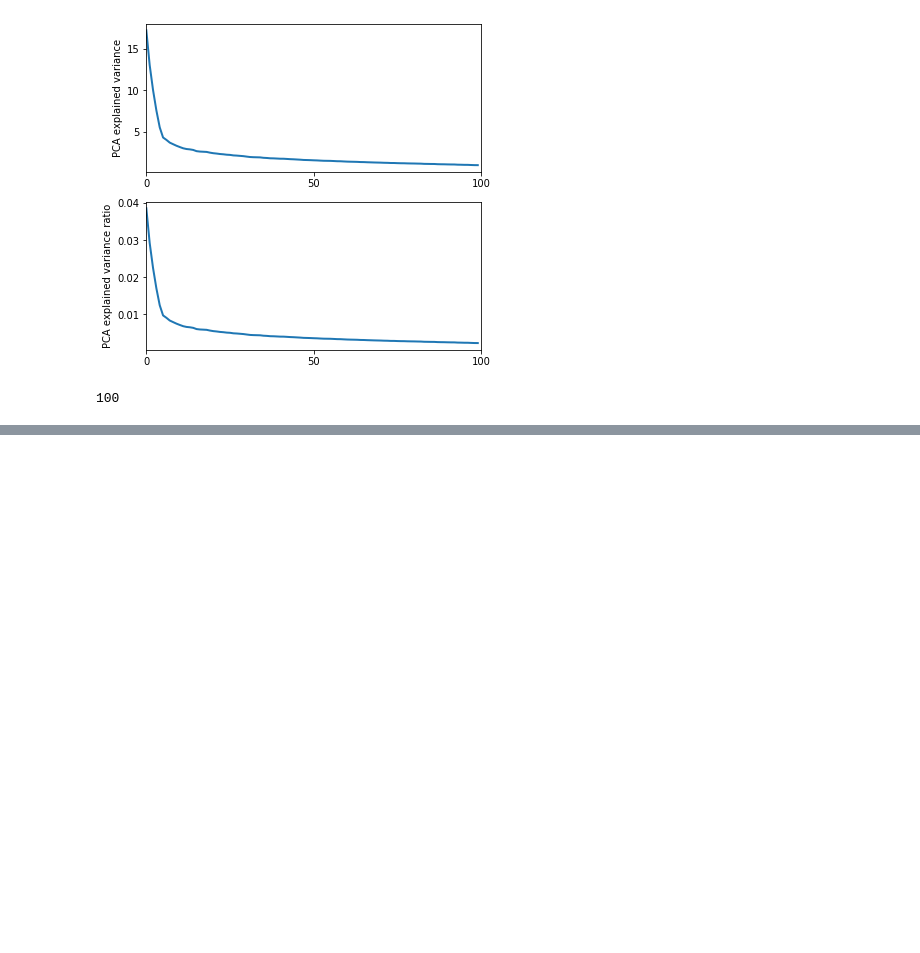
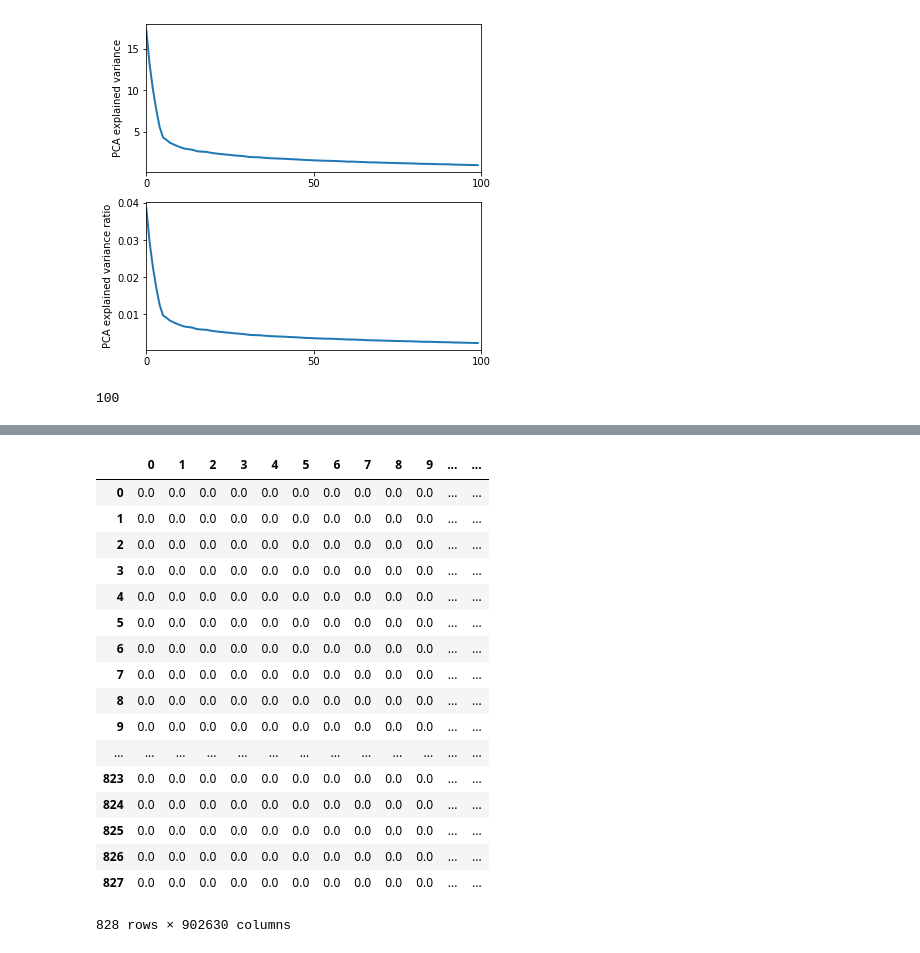
Before and after one commit to yanesja/metaclass, a Jupyter notebook: MetaClass_4classes.ipynb, the cells around one changed output, grey strips where cells are left out. Cells and saved outputs as stored; diff of their text form; code cells hidden in the pictures; blank space fills up the shorter version.

```diff
--- a/MetaClass_4classes.ipynb
+++ b/MetaClass_4classes.ipynb
@@ -263,0 +266,15 @@ Accuracy of Ridge classifier on noisy Neurosynth data: 0.81
+# %%
+# lets now work with full neurosynth data instead of meta analysis maps
+ns.dataset.download(path='neurosynth/', unpack=True)
+dataset = Dataset('neurosynth/database.txt')
+dataset.add_features('neurosynth/features.txt')
+# get ids for the four different classes
+ids_saccades = dataset.get_studies(features='saccades', frequency_threshold=0.001)
+ids_tmind = dataset.get_studies(features='theory mind', frequency_threshold=0.001)
+ids_pain = dataset.get_studies(features='pain', frequency_threshold=0.001)
+ids_counting = dataset.get_studies(features='calculation*', frequency_threshold=0.001)
+# get unique ids for each
+ids_saccades_only = np.setdiff1d(ids_saccades, reduce(np.union1d, (ids_tmind, ids_pain, ids_counting)))
+ids_tmind_only = np.setdiff1d(ids_tmind, reduce(np.union1d, (ids_saccades, ids_pain, ids_counting)))
+ids_pain_only = np.setdiff1d(ids_pain, reduce(np.union1d, (ids_saccades, ids_tmind, ids_counting)))
+ids_counting_only = np.setdiff1d(ids_counting, reduce(np.union1d, (ids_saccades, ids_tmind, ids_pain)))
@@ -263,0 +301,39 @@ Accuracy of Ridge classifier on noisy Neurosynth data: 0.81
+# %%
+# get the neurosynth data for each of these unque conditions
+ids = list([ids_saccades_only, ids_tmind_only, ids_pain_only, ids_counting_only])
+neurosynth_dataframes = {}
+k = 0
+for id in np.arange(0, len(ids)):
+    this_img_data = dataset.get_image_data(ids[id])
+    data_array = dataset.masker.unmask(this_img_data)
+    if data_array.size > 0:
+        this_img_array = []
+        for i in np.arange(0, data_array.shape[-1]):
+            this_img_array.append((np.ravel(data_array[:,:,:,i], order='C').T))
+        neurosynth_dataframes[k] = pd.DataFrame(this_img_array)
+        neurosynth_dataframes[k]['y'] = id
+        k = k + 1
+
+neurosynth_data = pd.concat([neurosynth_dataframes[0], neurosynth_dataframes[1]], ignore_index=True)
+for i in np.arange(2, k):
+    neurosynth_data = pd.concat([neurosynth_data, neurosynth_dataframes[i]], ignore_index=True)
+neurosynth_data
+# %% [output]
+|  | 0 | 1 | 2 | 3 | 4 | 5 | 6 | 7 | 8 | 9 | ... | ... |
+| 0 | 0.0 | 0.0 | 0.0 | 0.0 | 0.0 | 0.0 | 0.0 | 0.0 | 0.0 | 0.0 | ... | ... |
+| 1 | 0.0 | 0.0 | 0.0 | 0.0 | 0.0 | 0.0 | 0.0 | 0.0 | 0.0 | 0.0 | ... | ... |
+| 2 | 0.0 | 0.0 | 0.0 | 0.0 | 0.0 | 0.0 | 0.0 | 0.0 | 0.0 | 0.0 | ... | ... |
+| 3 | 0.0 | 0.0 | 0.0 | 0.0 | 0.0 | 0.0 | 0.0 | 0.0 | 0.0 | 0.0 | ... | ... |
+| 4 | 0.0 | 0.0 | 0.0 | 0.0 | 0.0 | 0.0 | 0.0 | 0.0 | 0.0 | 0.0 | ... | ... |
+| 5 | 0.0 | 0.0 | 0.0 | 0.0 | 0.0 | 0.0 | 0.0 | 0.0 | 0.0 | 0.0 | ... | ... |
+| 6 | 0.0 | 0.0 | 0.0 | 0.0 | 0.0 | 0.0 | 0.0 | 0.0 | 0.0 | 0.0 | ... | ... |
+| 7 | 0.0 | 0.0 | 0.0 | 0.0 | 0.0 | 0.0 | 0.0 | 0.0 | 0.0 | 0.0 | ... | ... |
+| 8 | 0.0 | 0.0 | 0.0 | 0.0 | 0.0 | 0.0 | 0.0 | 0.0 | 0.0 | 0.0 | ... | ... |
+| 9 | 0.0 | 0.0 | 0.0 | 0.0 | 0.0 | 0.0 | 0.0 | 0.0 | 0.0 | 0.0 | ... | ... |
+| ... | ... | ... | ... | ... | ... | ... | ... | ... | ... | ... | ... | ... |
+| 823 | 0.0 | 0.0 | 0.0 | 0.0 | 0.0 | 0.0 | 0.0 | 0.0 | 0.0 | 0.0 | ... | ... |
+| 824 | 0.0 | 0.0 | 0.0 | 0.0 | 0.0 | 0.0 | 0.0 | 0.0 | 0.0 | 0.0 | ... | ... |
+| 825 | 0.0 | 0.0 | 0.0 | 0.0 | 0.0 | 0.0 | 0.0 | 0.0 | 0.0 | 0.0 | ... | ... |
+| 826 | 0.0 | 0.0 | 0.0 | 0.0 | 0.0 | 0.0 | 0.0 | 0.0 | 0.0 | 0.0 | ... | ... |
+| 827 | 0.0 | 0.0 | 0.0 | 0.0 | 0.0 | 0.0 | 0.0 | 0.0 | 0.0 | 0.0 | ... | ... |
+828 rows × 902630 columns
```
Also changed, not shown: parts of 17 cells of this notebook, 2 other files.
